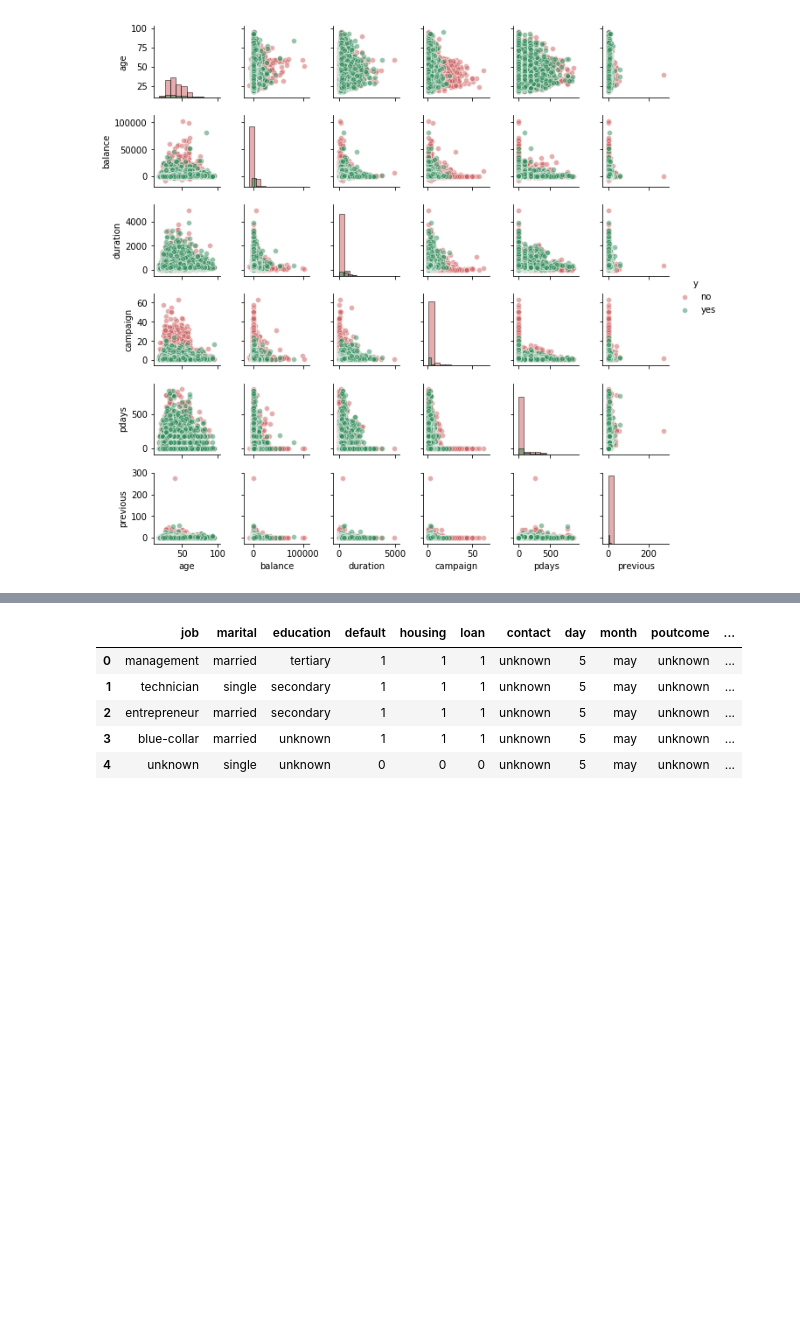
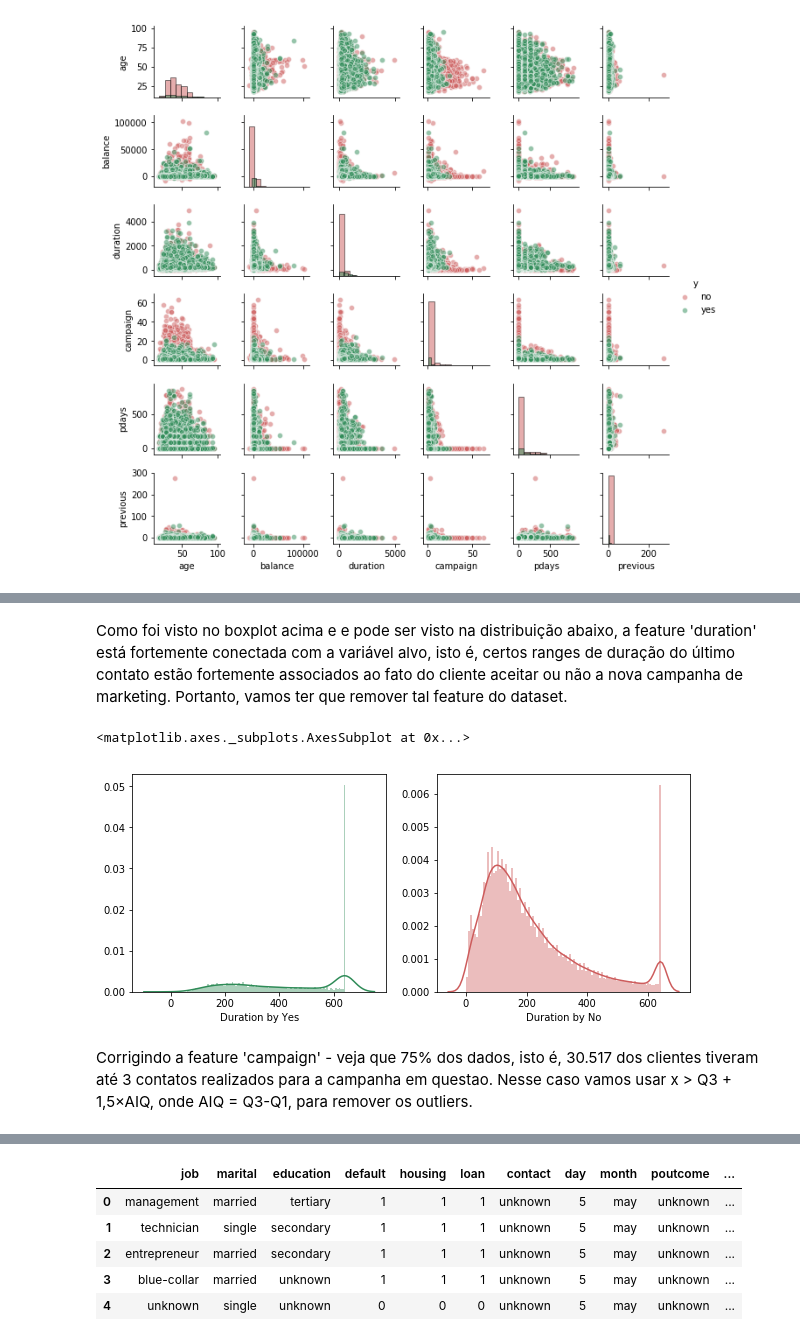
Before and after one commit to robertosp87/data-insight-assessment, a Jupyter notebook: Data_Insight_Assessment_T10_HN_RS.ipynb, the cells around one changed output, grey strips where cells are left out. Saved outputs shown, nothing was run; the diff lists cells and outputs as text; code cells hidden in the pictures; blank space fills up the shorter version.

```diff
--- a/Data_Insight_Assessment_T10_HN_RS.ipynb
+++ b/Data_Insight_Assessment_T10_HN_RS.ipynb
@@ -388,0 +211,10 @@ camp_df_dc1['default']=LE.fit_transform(camp_df_dc1.housing.values)
+# %% [markdown]
+Como foi visto no boxplot acima e e pode ser visto na distribuição abaixo, a feature 'duration' está fortemente conectada
+com a variável alvo, isto é, certos ranges de duração do último contato estão fortemente associados ao fato do cliente aceitar ou não a nova campanha de marketing. Portanto, vamos ter que remover tal feature do dataset.
+# %%
+fig, ax1 = plt.subplots(1, 2, figsize=(10, 4))
+sns.distplot(camp_df[camp_df['y'] == 'no']['new_duration'], bins=100, ax=ax1[1], color='indianred', axlabel='Duration by No')
+sns.distplot(camp_df[camp_df['y'] == 'yes']['new_duration'], bins=100, ax=ax1[0], color='seagreen', axlabel='Duration by Yes')
+# %% [output]
+<matplotlib.axes._subplots.AxesSubplot at 0x...>
+[figure, added]
@@ -388,0 +224,3 @@ camp_df_dc1['default']=LE.fit_transform(camp_df_dc1.housing.values)
+# %% [markdown]
+Corrigindo a feature 'campaign' - veja que 75% dos dados, isto é, 30.517 dos clientes tiveram até 3 contatos realizados
+para a campanha em questao. Nesse caso vamos usar x > Q3 + 1,5×AIQ, onde AIQ = Q3-Q1, para remover os outliers.
```
Also changed, not shown: parts of 111 cells of this notebook, 1 other file.
